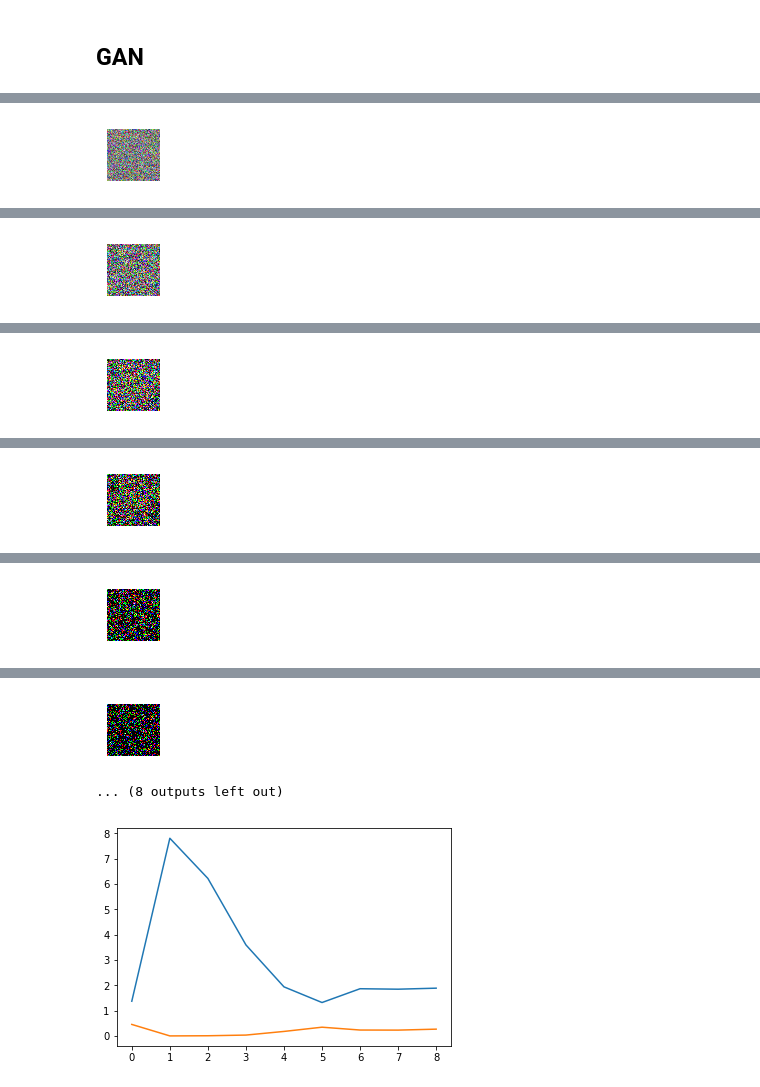
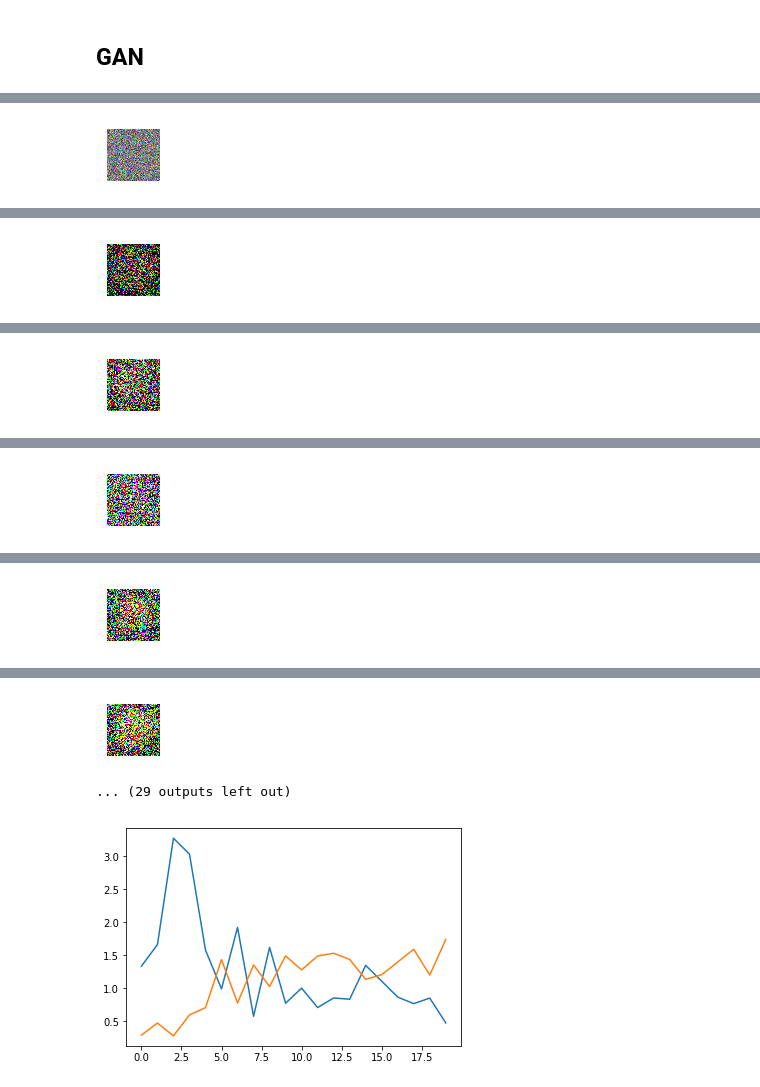
Before and after one commit to tingwenbao/W266-NLP-Final-Project-Text-to-Image-Synthesis-with-GAN, a Jupyter notebook: Dataset_Exploration .ipynb, the cells around one changed output, grey strips where cells are left out. Drawn from its saved outputs; the diff is of its cells as text; code cells hidden in the pictures.

```diff
--- a/Dataset_Exploration .ipynb
+++ b/Dataset_Exploration .ipynb
@@ -107,9 +107,9 @@ D_loss = -tf.reduce_mean(tf.log(D_real) + tf.log(1. - D_fake))
 G_loss = -tf.reduce_mean(tf.log(D_fake))
 
 # Only update D(X)'s parameters, so var_list = theta_D
-D_solver = tf.train.AdamOptimizer(0.00001).minimize(D_loss, var_list=theta_D)
+D_solver = tf.train.AdamOptimizer(0.00005).minimize(D_loss, var_list=theta_D)
 # Only update G(X)'s parameters, so var_list = theta_G
-G_solver = tf.train.AdamOptimizer(0.0001).minimize(G_loss, var_list=theta_G)
+G_solver = tf.train.AdamOptimizer(0.0002).minimize(G_loss, var_list=theta_G)
 
 def sample_Z(m, n):
     '''Uniform prior for G(Z)'''
@@ -124,7 +124,7 @@ sess.run(tf.global_variables_initializer())
 D_loss_c = []
 G_loss_c = []
 
-for it in range(3000):
+for it in range(2000):
     if (first+mb_size <= len(X)) :
         x_input = X[first: first+mb_size, ]
     else :
@@ -160,5 +160,5 @@ G_loss: 0.4615
 ()
-[figure, old version]
+[figure, new version]
 (0, 12288)
 16
 (16, 12288)
@@ -168,5 +168,5 @@ G_loss: 0.008304
 ()
-[figure, old version]
+[figure, new version]
 (0, 12288)
 16
 (16, 12288)
@@ -192,5 +192,5 @@ G_loss: 0.185
 ()
-[figure, old version]
+[figure, new version]
 (0, 12288)
 16
 (16, 12288)
@@ -200,9 +200,9 @@ G_loss: 0.352
 ()
-[figure, old version]
+[figure, new version]
-... (8 outputs left out)
+... (29 outputs left out)
 # %%
 plt.plot(D_loss_c)
 plt.plot(G_loss_c)
 plt.show()
 # %% [output]
-[figure, old version]
+[figure, new version]
```
Also changed, not shown: parts of 1 cell of this notebook.
